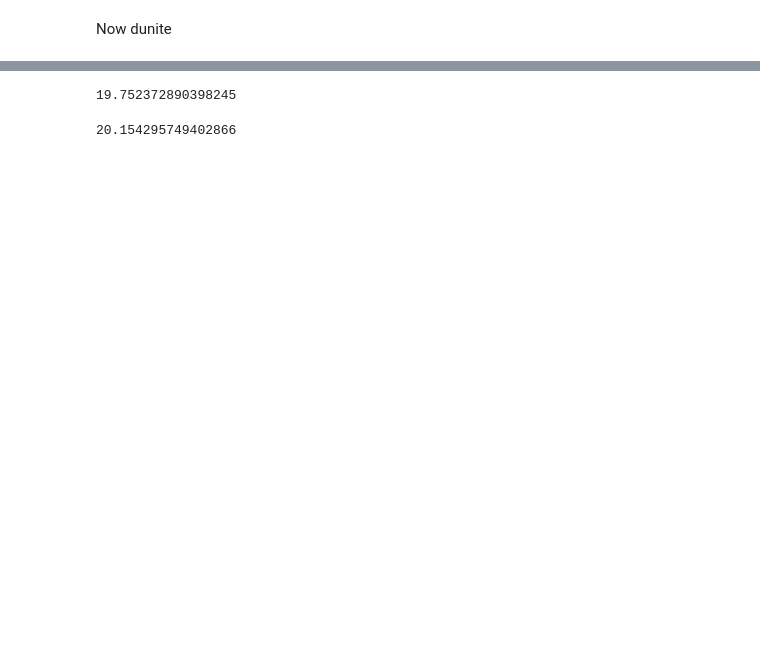
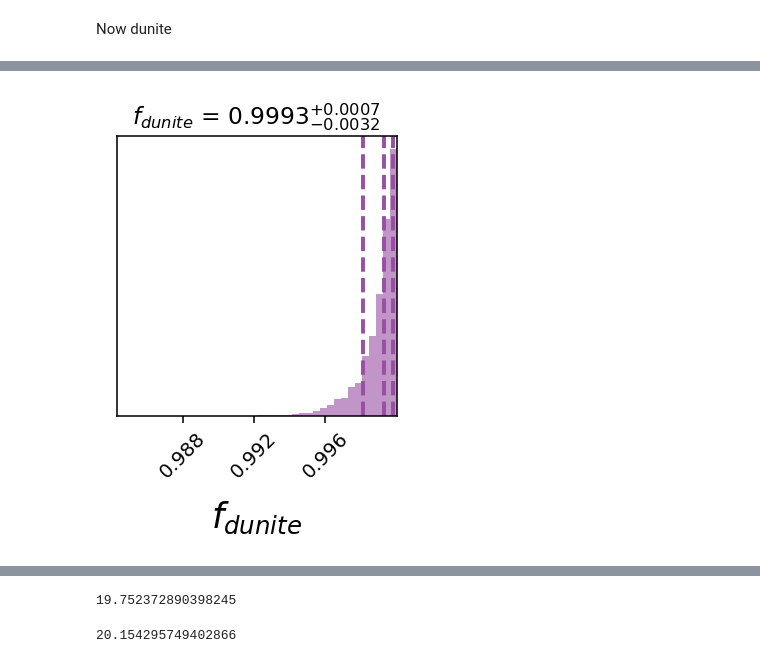
Before and after one commit to ishan-mishra/rocky_exo_jwst, a Jupyter notebook: xrp_models_continued.ipynb, the cells around one changed output, grey strips where cells are left out. Cells and saved outputs as stored; diff of their text form; code cells hidden in the pictures; blank space fills up the shorter version.

```diff
--- a/xrp_models_continued.ipynb
+++ b/xrp_models_continued.ipynb
@@ -891,0 +980,12 @@ iter: 4763 | +512 | bound: 7 | nc: 1 | ncall: 24240 | eff(%): 22.231 | loglstar:
+# %%
+# plot posteriors
+
+labels=['$f_{dunite}$']
+quantiles= [0.1587, 0.5, 0.8413]    # +/- 1 sigma interval
+label_font = 18
+
+dyplot.cornerplot(sampler.results, quantiles=quantiles,smooth=40, color='#984ea3',show_titles=True,labels=labels,
+                    title_fmt='.4f',label_kwargs={'fontsize':label_font},
+                    hist2d_kwargs={'plot_contours':True,'fill_contours':True});
+# %% [output]
+[figure, added]
```
Also changed, not shown: parts of 18 cells of this notebook, 4 other files.
